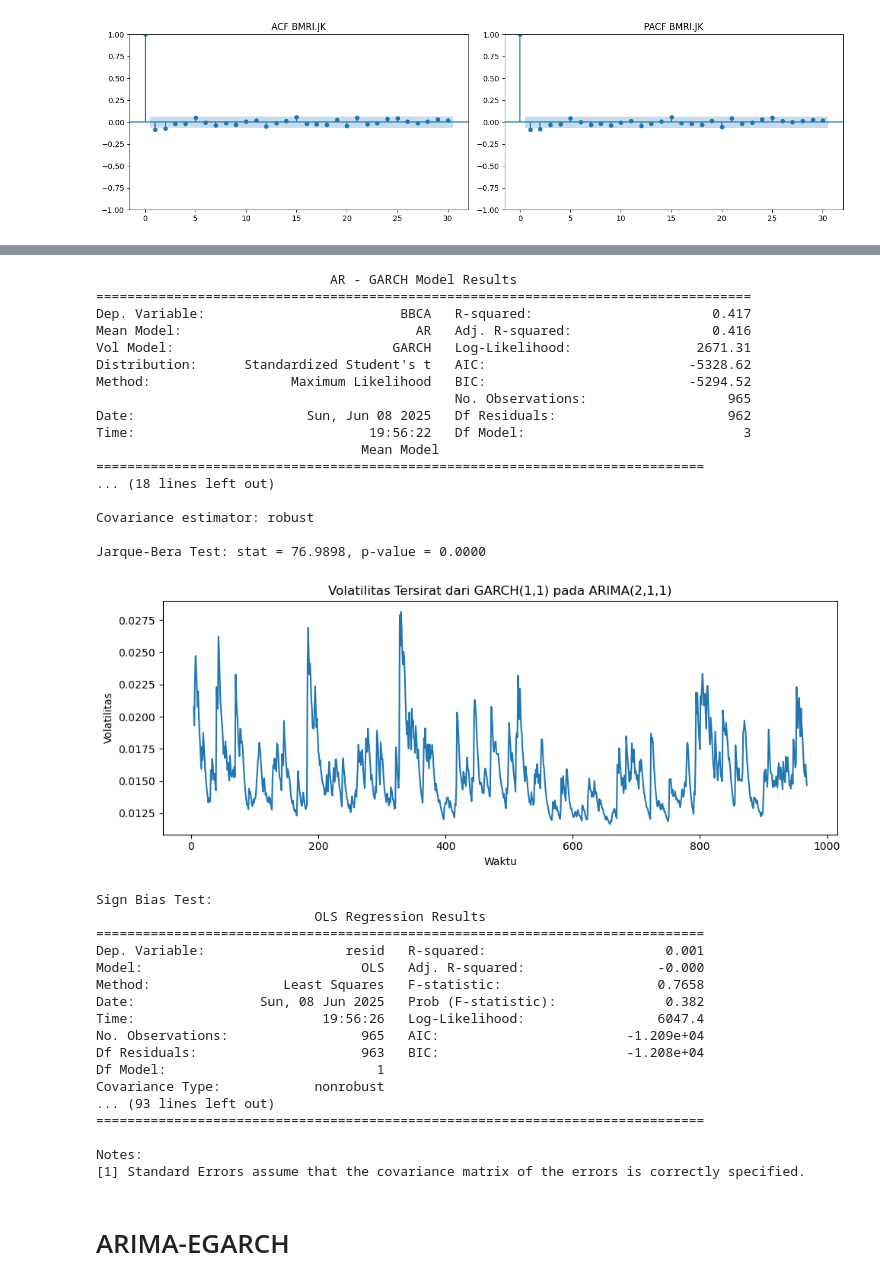
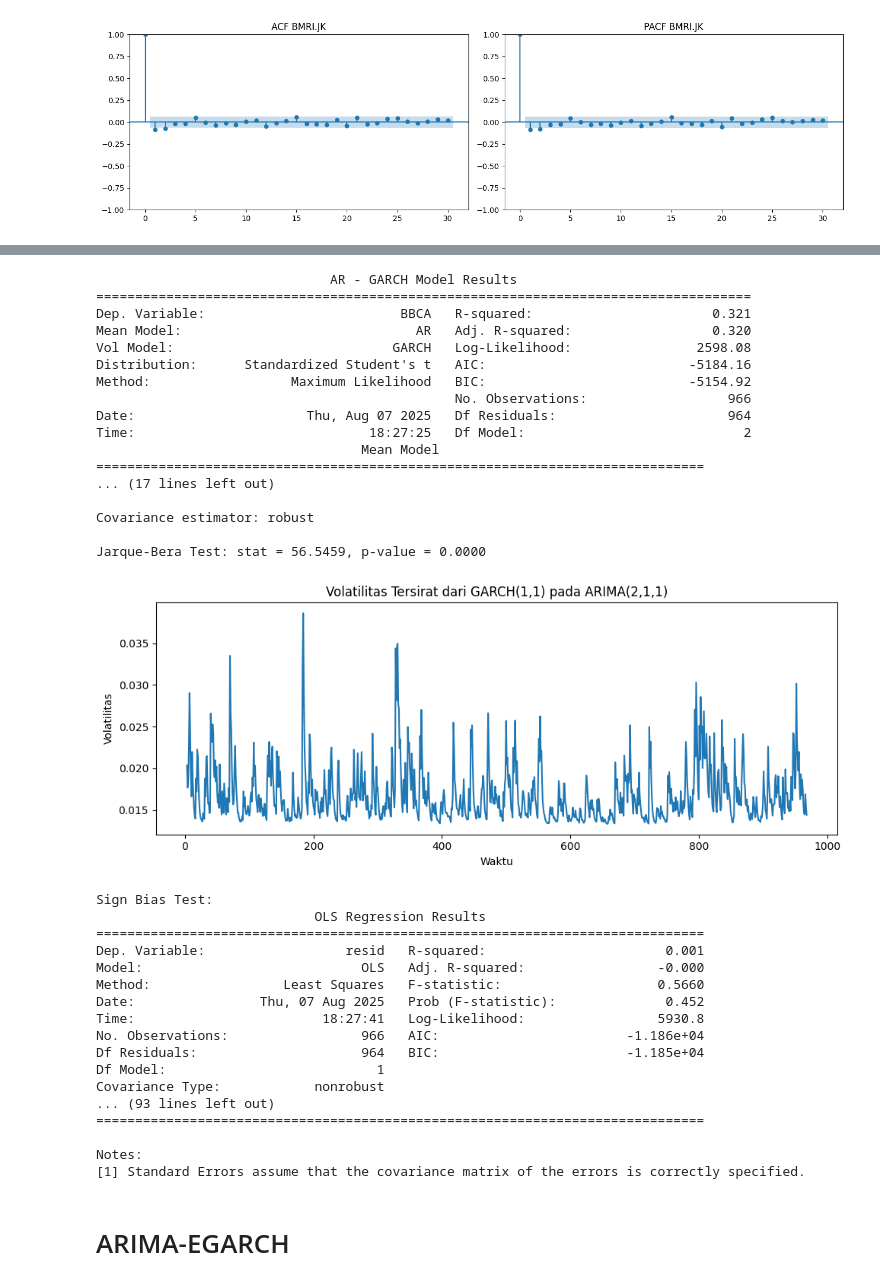
Before and after one commit to AlphaMale258/script, a Jupyter notebook: Script Skripsi.ipynb, the cells around one changed output, grey strips where cells are left out. Saved outputs shown, nothing was run; the diff lists cells and outputs as text; code cells hidden in the pictures.

```diff
--- a/Script Skripsi.ipynb
+++ b/Script Skripsi.ipynb
@@ -318 +318,4 @@ Bank2
 dtype: float64
+# %%
+Bank1 = Bank1.dropna()
+Bank2 = Bank2.dropna()
@@ -439,45 +475,45 @@ garch_model = arch_model(
     vol='GARCH',
     p=1, q=1,             # GARCH(1,1)
     mean='ARX',
-    lags=2,               # AR(2)
+    lags=1,               # AR(2)
     rescale=False,
     dist='t'
 )
 
 garch_fit = garch_model.fit(update_freq=5, disp='off')
 print(garch_fit.summary())
 
 # Langkah 3: Uji normalitas residual (Jarque-Bera)
 jb_stat, jb_pval = jarque_bera(garch_fit.resid.dropna())
 print(f"\nJarque-Bera Test: stat = {jb_stat:.4f}, p-value = {jb_pval:.4f}")
 
 # (Opsional) Plot volatilitas tersirat (conditional volatility)
 plt.figure(figsize=(10, 4))
 plt.plot(garch_fit.conditional_volatility)
 plt.title("Volatilitas Tersirat dari GARCH(1,1) pada ARIMA(2,1,1)")
 plt.ylabel("Volatilitas")
 plt.xlabel("Waktu")
 plt.tight_layout()
 plt.show()
 # %% [output]
                               AR - GARCH Model Results
 ====================================================================================
-Dep. Variable:                         BBCA   R-squared:                       0.417
-Mean Model:                              AR   Adj. R-squared:                  0.416
-Vol Model:                            GARCH   Log-Likelihood:                2671.31
-Distribution:      Standardized Student's t   AIC:                          -5328.62
-Method:                  Maximum Likelihood   BIC:                          -5294.52
-                                              No. Observations:                  965
-Date:                      Sun, Jun 08 2025   Df Residuals:                      962
-Time:                              19:56:22   Df Model:                            3
+Dep. Variable:                         BBCA   R-squared:                       0.321
+Mean Model:                              AR   Adj. R-squared:                  0.320
+Vol Model:                            GARCH   Log-Likelihood:                2598.08
+Distribution:      Standardized Student's t   AIC:                          -5184.16
+Method:                  Maximum Likelihood   BIC:                          -5154.92
+                                              No. Observations:                  966
+Date:                      Thu, Aug 07 2025   Df Residuals:                      964
+Time:                              18:27:25   Df Model:                            2
                                   Mean Model
 ==============================================================================
-... (18 lines left out)
+... (17 lines left out)
 
 Covariance estimator: robust
 
-Jarque-Bera Test: stat = 76.9898, p-value = 0.0000
+Jarque-Bera Test: stat = 56.5459, p-value = 0.0000
-[figure, old version]
+[figure, new version]
 # %%
 import numpy as np
 import pandas as pd
@@ -527,11 +563,11 @@ Sign Bias Test:
 ==============================================================================
 Dep. Variable:                  resid   R-squared:                       0.001
 Model:                            OLS   Adj. R-squared:                 -0.000
-Method:                 Least Squares   F-statistic:                    0.7658
-Date:                Sun, 08 Jun 2025   Prob (F-statistic):              0.382
-Time:                        19:56:26   Log-Likelihood:                 6047.4
-No. Observations:                 965   AIC:                        -1.209e+04
-Df Residuals:                     963   BIC:                        -1.208e+04
+Method:                 Least Squares   F-statistic:                    0.5660
+Date:                Thu, 07 Aug 2025   Prob (F-statistic):              0.452
+Time:                        18:27:41   Log-Likelihood:                 5930.8
+No. Observations:                 966   AIC:                        -1.186e+04
+Df Residuals:                     964   BIC:                        -1.185e+04
 Df Model:                           1
 Covariance Type:            nonrobust
 ... (93 lines left out)
```
Also changed, not shown: parts of 5 cells of this notebook.
